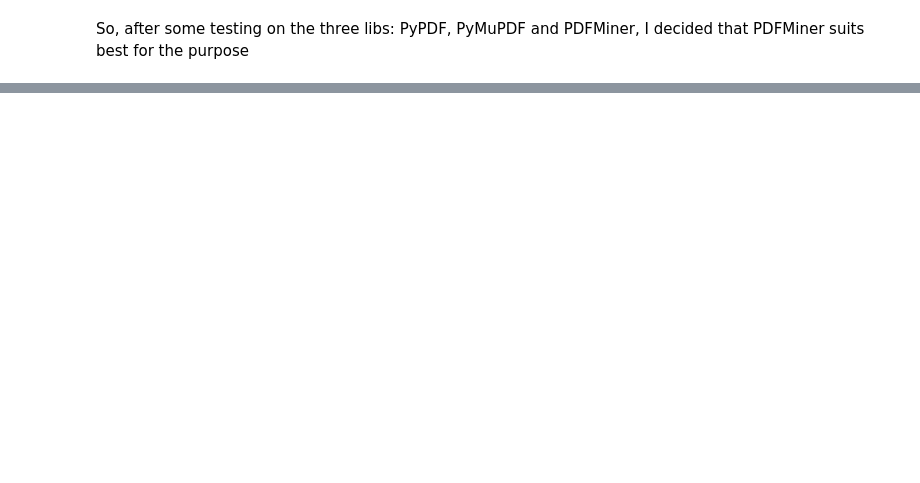
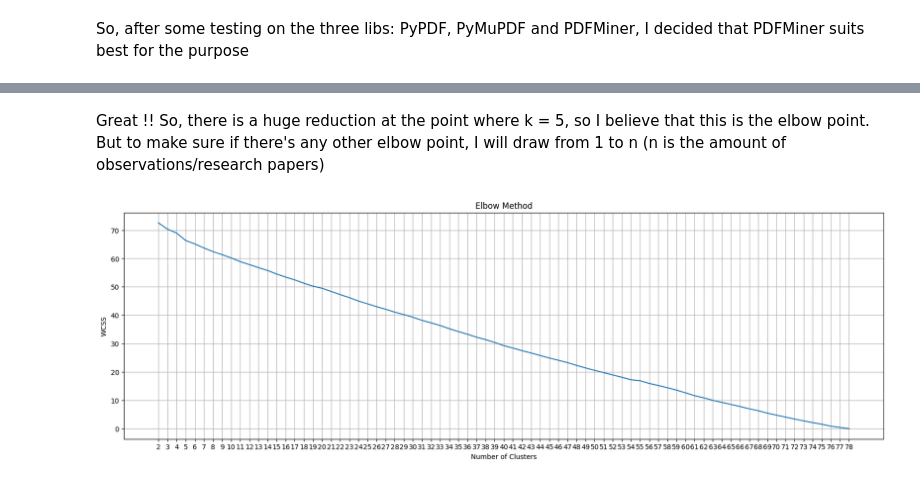
Before and after one commit to HenryNg101/Research-papers-analysis, a Jupyter notebook: main.ipynb, the cells around one changed output, grey strips where cells are left out. Saved outputs shown, nothing was run; the diff lists cells and outputs as text; code cells hidden in the pictures; blank space fills up the shorter version.

```diff
--- a/main.ipynb
+++ b/main.ipynb
@@ -70,6 +22,0 @@ for line in text:
-# %%
-# Trying PdfMiner
-text = extract_text(paper_path).lower().split('\n')[:100]
-
-for line in text:
-    print("\"" + line + "\"")
@@ -152,0 +104,20 @@ KeyboardInterrupt:
+# %% [markdown]
+Great !! So, there is a huge reduction at the point where k = 5, so I believe that this is the elbow point. But to make sure if there's any other elbow point, I will draw from 1 to n (n is the amount of observations/research papers)
+# %%
+# Determine the optimal number of clusters using the Elbow Method
+wcss = []
+for i in range(2, len(paper_paths)):
+    kmeans = KMeans(n_clusters=i, random_state=42)
+    kmeans.fit(tfidf_vectors)
+    wcss.append(kmeans.inertia_)
+
+plt.figure(figsize=(20, 6))
+plt.plot(range(2, len(paper_paths)), wcss)
+plt.title('Elbow Method')
+plt.xlabel('Number of Clusters')
+plt.ylabel('WCSS')
+plt.xticks(range(2, len(paper_paths)))
+plt.grid(True)
+plt.show()
+# %% [output]
+[figure, added]
```
Also changed, not shown: parts of 19 cells of this notebook.
